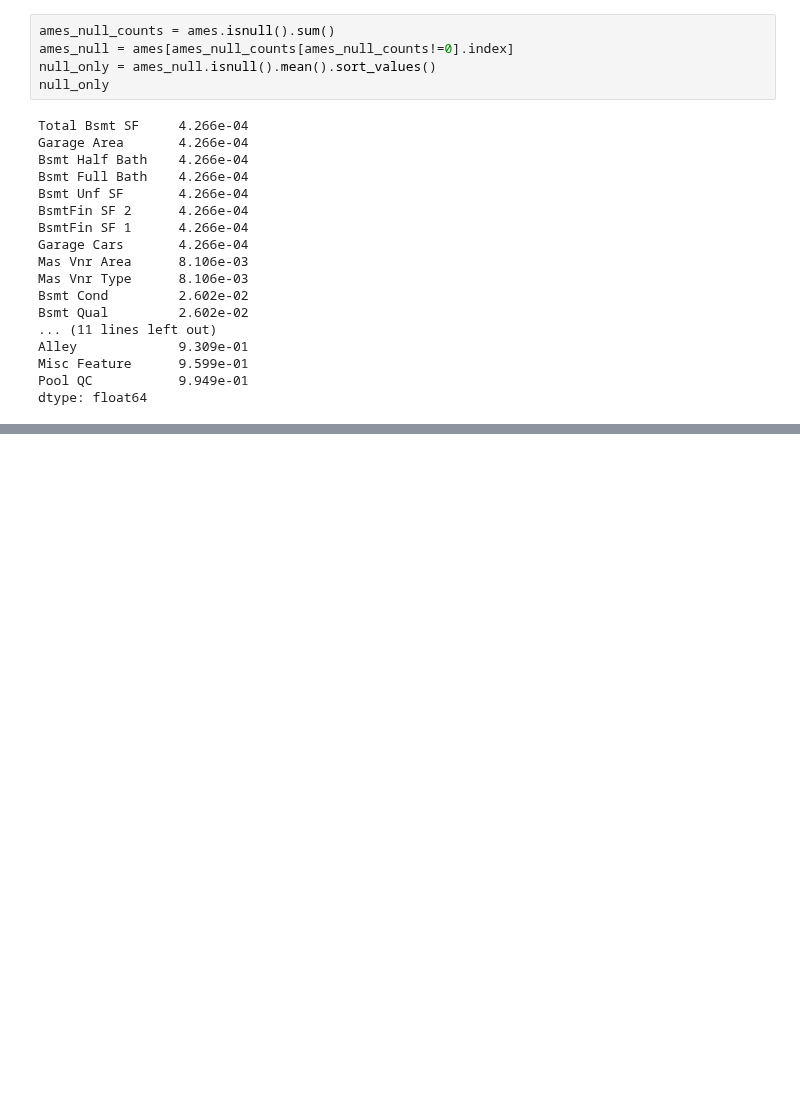
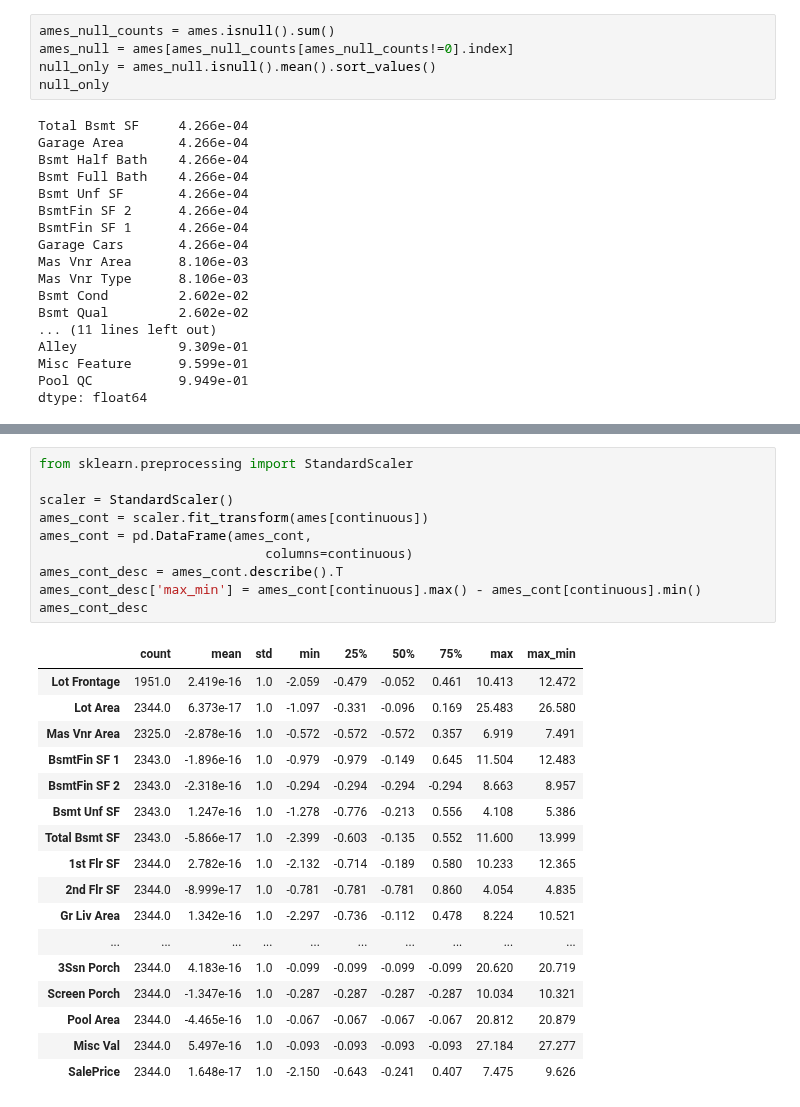
Before and after one commit to harera3/ML_Portfolio, a Jupyter notebook: 14_Ames_Housing_EDA.ipynb, the cells around one changed output, grey strips where cells are left out. Cells and saved outputs as stored; diff of their text form; blank space fills up the shorter version.

```diff
--- a/14_Ames_Housing_EDA.ipynb
+++ b/14_Ames_Housing_EDA.ipynb
@@ -165,0 +209,28 @@ There are columns that are missing almost 100% of the data. That's virtually emp
+# %%
+from sklearn.preprocessing import StandardScaler
+
+scaler = StandardScaler()
+ames_cont = scaler.fit_transform(ames[continuous])
+ames_cont = pd.DataFrame(ames_cont,
+                             columns=continuous)
+ames_cont_desc = ames_cont.describe().T
+ames_cont_desc['max_min'] = ames_cont[continuous].max() - ames_cont[continuous].min()
+ames_cont_desc
+# %% [output]
+|  | count | mean | std | min | 25% | 50% | 75% | max | max_min |
+| Lot Frontage | 1951.0 | 2.419e-16 | 1.0 | -2.059 | -0.479 | -0.052 | 0.461 | 10.413 | 12.472 |
+| Lot Area | 2344.0 | 6.373e-17 | 1.0 | -1.097 | -0.331 | -0.096 | 0.169 | 25.483 | 26.580 |
+| Mas Vnr Area | 2325.0 | -2.878e-16 | 1.0 | -0.572 | -0.572 | -0.572 | 0.357 | 6.919 | 7.491 |
+| BsmtFin SF 1 | 2343.0 | -1.896e-16 | 1.0 | -0.979 | -0.979 | -0.149 | 0.645 | 11.504 | 12.483 |
+| BsmtFin SF 2 | 2343.0 | -2.318e-16 | 1.0 | -0.294 | -0.294 | -0.294 | -0.294 | 8.663 | 8.957 |
+| Bsmt Unf SF | 2343.0 | 1.247e-16 | 1.0 | -1.278 | -0.776 | -0.213 | 0.556 | 4.108 | 5.386 |
+| Total Bsmt SF | 2343.0 | -5.866e-17 | 1.0 | -2.399 | -0.603 | -0.135 | 0.552 | 11.600 | 13.999 |
+| 1st Flr SF | 2344.0 | 2.782e-16 | 1.0 | -2.132 | -0.714 | -0.189 | 0.580 | 10.233 | 12.365 |
+| 2nd Flr SF | 2344.0 | -8.999e-17 | 1.0 | -0.781 | -0.781 | -0.781 | 0.860 | 4.054 | 4.835 |
+| Gr Liv Area | 2344.0 | 1.342e-16 | 1.0 | -2.297 | -0.736 | -0.112 | 0.478 | 8.224 | 10.521 |
+| ... | ... | ... | ... | ... | ... | ... | ... | ... | ... |
+| 3Ssn Porch | 2344.0 | 4.183e-16 | 1.0 | -0.099 | -0.099 | -0.099 | -0.099 | 20.620 | 20.719 |
+| Screen Porch | 2344.0 | -1.347e-16 | 1.0 | -0.287 | -0.287 | -0.287 | -0.287 | 10.034 | 10.321 |
+| Pool Area | 2344.0 | -4.465e-16 | 1.0 | -0.067 | -0.067 | -0.067 | -0.067 | 20.812 | 20.879 |
+| Misc Val | 2344.0 | 5.497e-16 | 1.0 | -0.093 | -0.093 | -0.093 | -0.093 | 27.184 | 27.277 |
+| SalePrice | 2344.0 | 1.648e-17 | 1.0 | -2.150 | -0.643 | -0.241 | 0.407 | 7.475 | 9.626 |
```
Also changed, not shown: parts of 5 cells of this notebook.
